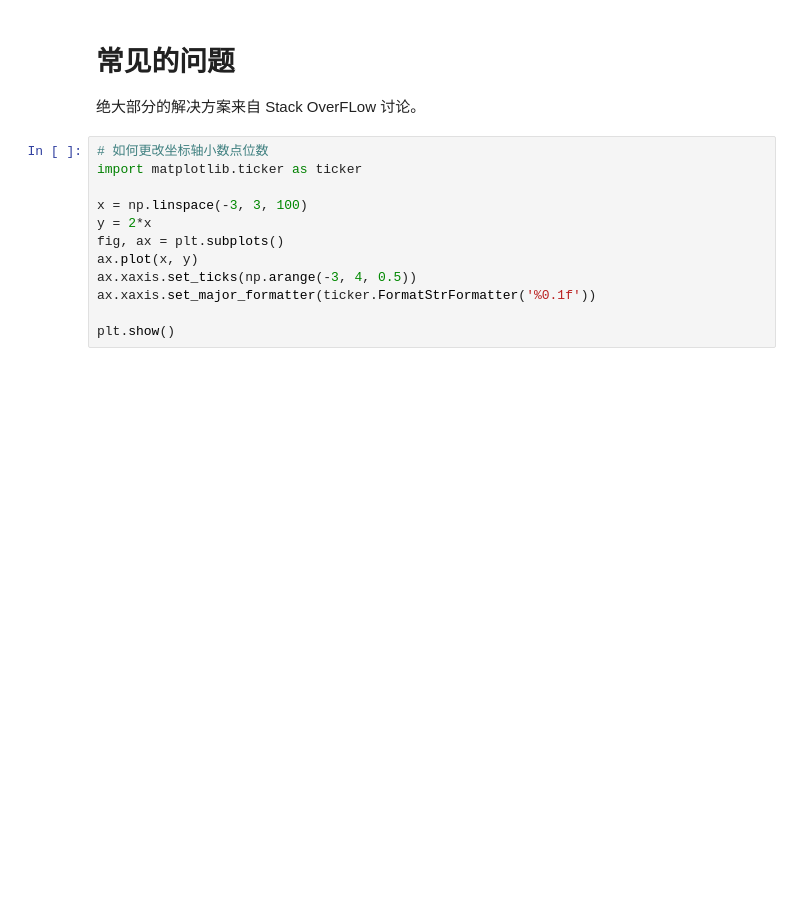
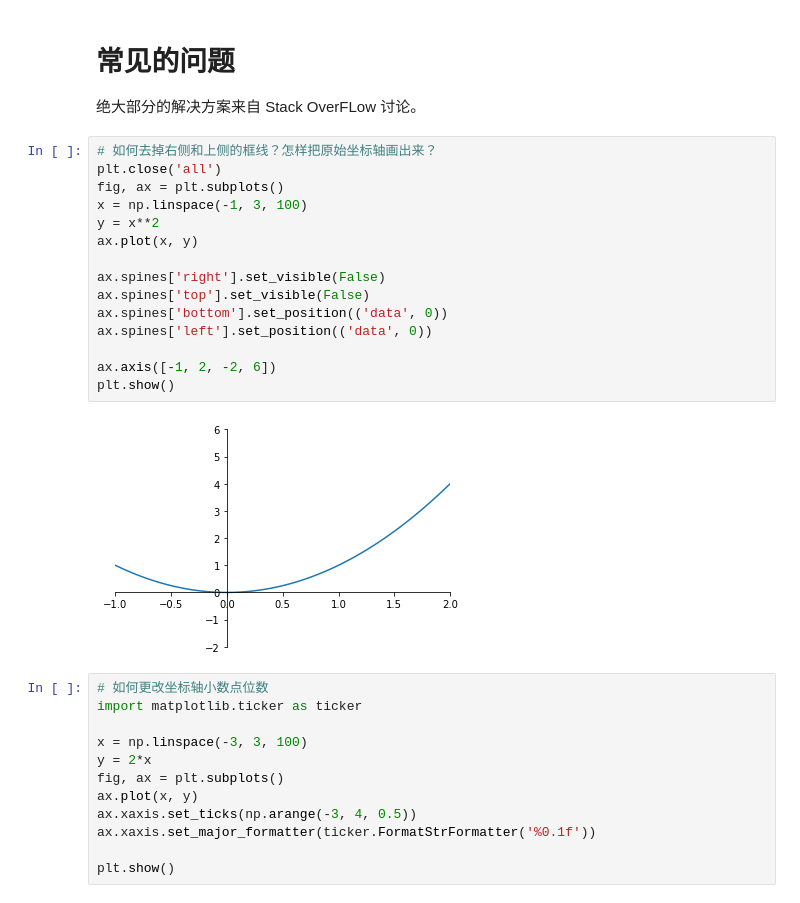
Before and after one commit to wklchris/Note-by-Jupyter, a Jupyter notebook: Python/Matplotlib.ipynb, the cells around one changed output. Saved outputs shown, nothing was run; the diff lists cells and outputs as text; blank space fills up the shorter version.

```diff
--- a/Python/Matplotlib.ipynb
+++ b/Python/Matplotlib.ipynb
@@ -335,6 +335,23 @@ fig.savefig(filename, transparent='True', format='pdf')
 # 常见的问题
 
 绝大部分的解决方案来自 Stack OverFLow 讨论。
+# %%
+# 如何去掉右侧和上侧的框线？怎样把原始坐标轴画出来？
+plt.close('all')
+fig, ax = plt.subplots()
+x = np.linspace(-1, 3, 100)
+y = x**2
+ax.plot(x, y)
+
+ax.spines['right'].set_visible(False)
+ax.spines['top'].set_visible(False)
+ax.spines['bottom'].set_position(('data', 0))
+ax.spines['left'].set_position(('data', 0))
+
+ax.axis([-1, 2, -2, 6])
+plt.show()
+# %% [output]
+[figure, added]
 # %%
 # 如何更改坐标轴小数点位数
 import matplotlib.ticker as ticker
```
Also changed, not shown: parts of 1 cell of this notebook, 2 other files.
